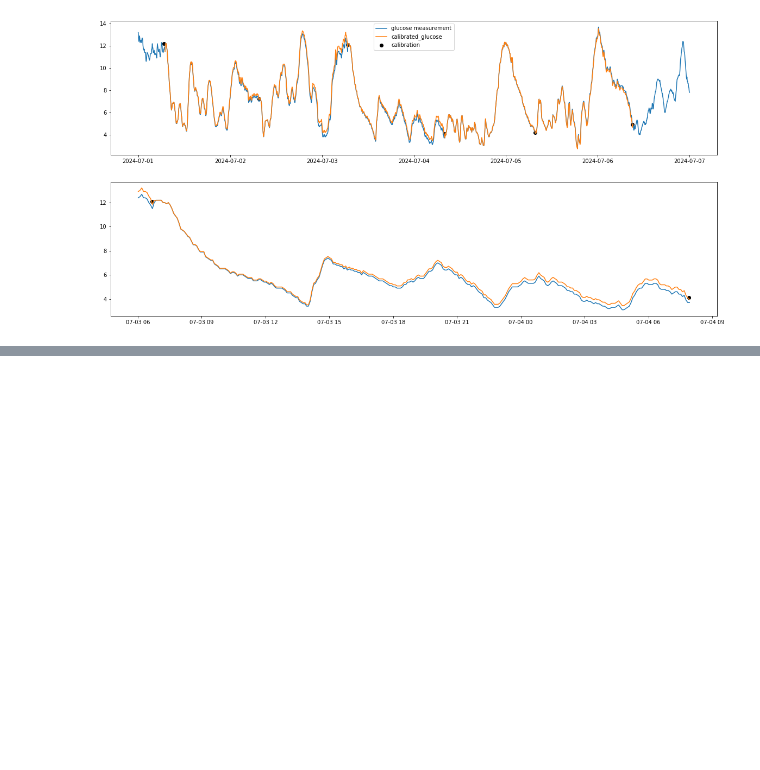
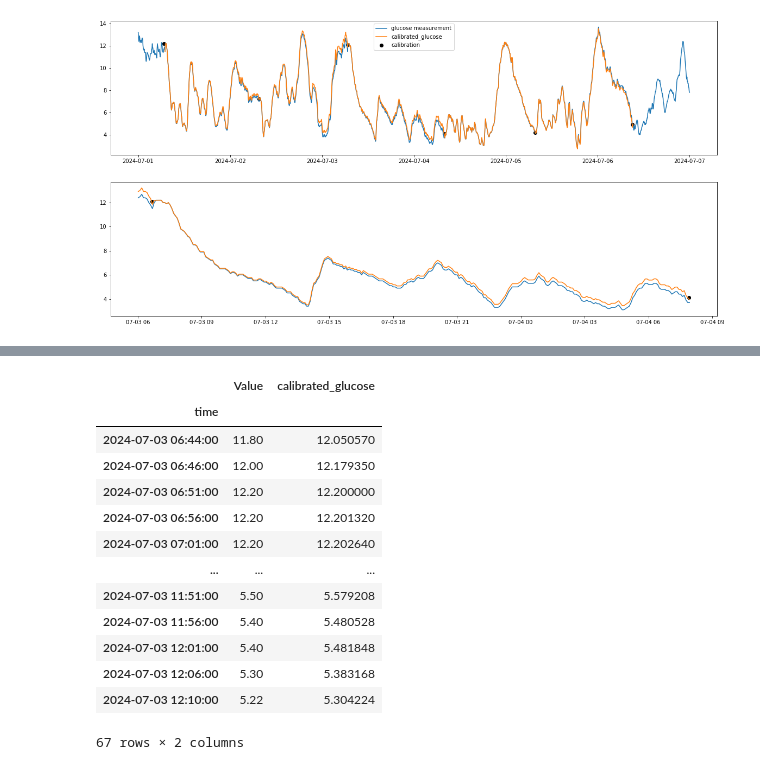
Before and after one commit to sethyvenatem/blood_sugar_fast_day, a Jupyter notebook: fast_day.ipynb, the cells around one changed output, grey strips where cells are left out. Drawn from its saved outputs; the diff is of its cells as text; code cells hidden in the pictures; blank space fills up the shorter version.

```diff
--- a/fast_day.ipynb
+++ b/fast_day.ipynb
@@ -227,0 +216,25 @@ data
+# %%
+data = pd.read_csv('fast_day.csv').set_index('Unnamed: 0')
+data.index = pd.to_datetime(data.index)
+data.index.name = 'time'
+# The insulin is acting alone immediately after my first (and only in this dataset) injection and right before I went to collect my daughter at kindergarden.
+data = pd.concat([pd.DataFrame([[np.nan,np.nan,'glucose_measurement']],index = data[data['EventType'] == 'rapid_insulin_u'].index, columns = ['Value','calibrated_glucose','EventType']),data]).sort_index()
+data = pd.concat([pd.DataFrame([[np.nan,np.nan,'glucose_measurement']],index = data[data['EventType'] == 'medium_exercise_min'].index, columns = ['Value','calibrated_glucose','EventType']),data]).sort_index()
+data.loc[data['EventType'] == 'glucose_measurement',['Value','calibrated_glucose']] = data.loc[data['EventType'] == 'glucose_measurement',['Value','calibrated_glucose']].interpolate(method = 'time')
+data = data.loc[(data['EventType'] == 'glucose_measurement') & (data.index >= data[data['EventType'] == 'rapid_insulin_u'].index[0]) & (data.index <= data[data['EventType'] == 'medium_exercise_min'].index[0]),['Value','calibrated_glucose']]
+data
+# %% [output]
+|  | Value | calibrated_glucose |
+| time |  |  |
+| 2024-07-03 06:44:00 | 11.80 | 12.050570 |
+| 2024-07-03 06:46:00 | 12.00 | 12.179350 |
+| 2024-07-03 06:51:00 | 12.20 | 12.200000 |
+| 2024-07-03 06:56:00 | 12.20 | 12.201320 |
+| 2024-07-03 07:01:00 | 12.20 | 12.202640 |
+| ... | ... | ... |
+| 2024-07-03 11:51:00 | 5.50 | 5.579208 |
+| 2024-07-03 11:56:00 | 5.40 | 5.480528 |
+| 2024-07-03 12:01:00 | 5.40 | 5.481848 |
+| 2024-07-03 12:06:00 | 5.30 | 5.383168 |
+| 2024-07-03 12:10:00 | 5.22 | 5.304224 |
+67 rows × 2 columns
```
Also changed, not shown: parts of 8 cells of this notebook.
